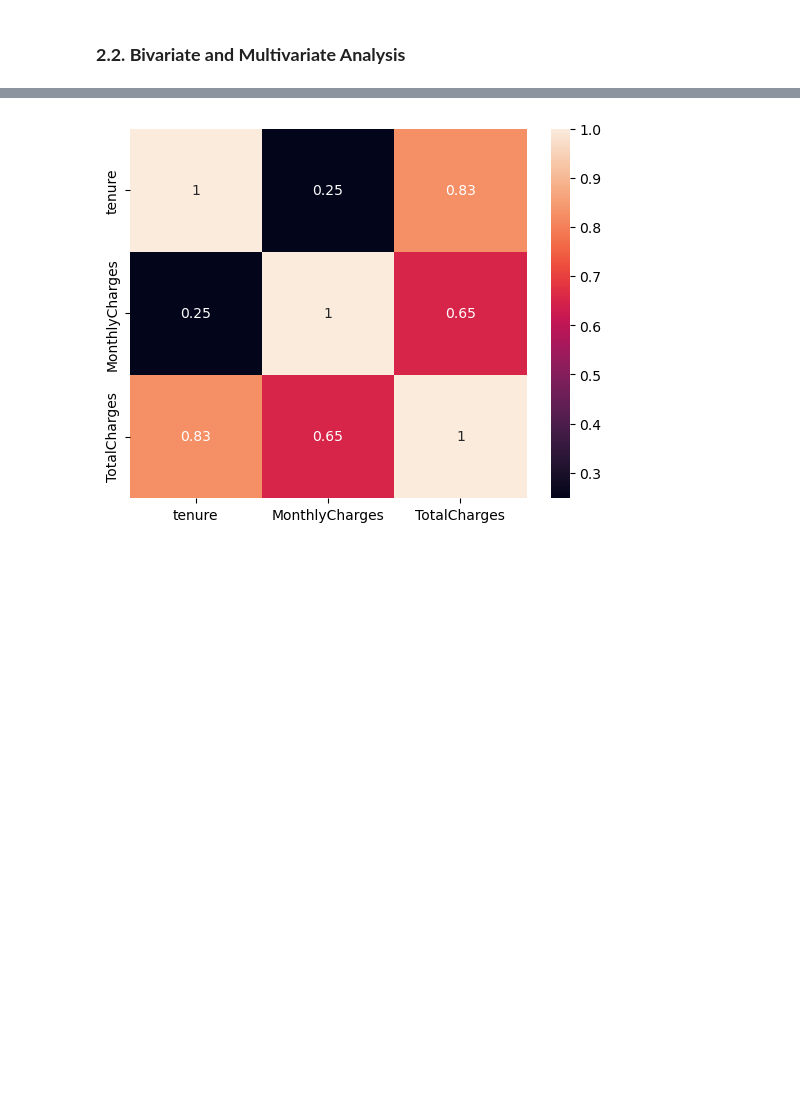
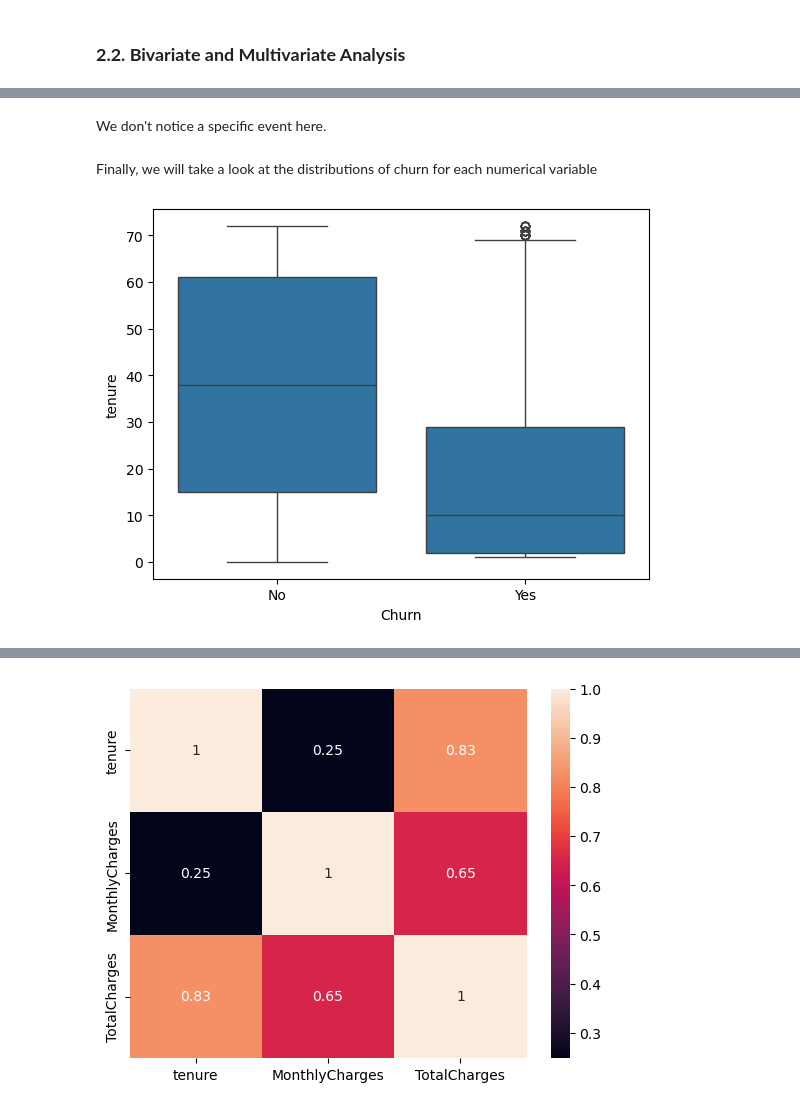
Before and after one commit to ghoumbadji/Analyzing-Customer-Churn-for-a-Telecom-Company, a Jupyter notebook: notebook/Analyzing Customer Churn for a Telecom Company.ipynb, the cells around one changed output, grey strips where cells are left out. Saved outputs shown, nothing was run; the diff lists cells and outputs as text; code cells hidden in the pictures; blank space fills up the shorter version.

```diff
--- a/notebook/Analyzing Customer Churn for a Telecom Company.ipynb
+++ b/notebook/Analyzing Customer Churn for a Telecom Company.ipynb
@@ -260,0 +348,11 @@ We can observe the following :
+# %% [markdown]
+We don't notice a specific event here.
+# %% [markdown]
+Finally, we will take a look at the distributions of churn for each numerical variable
+# %%
+# Churn with tenure
+
+sns.boxplot(data=churn_df, x="Churn", y="tenure")
+plt.show()
+# %% [output]
+[figure, added]
```
Also changed, not shown: parts of 75 cells of this notebook.
